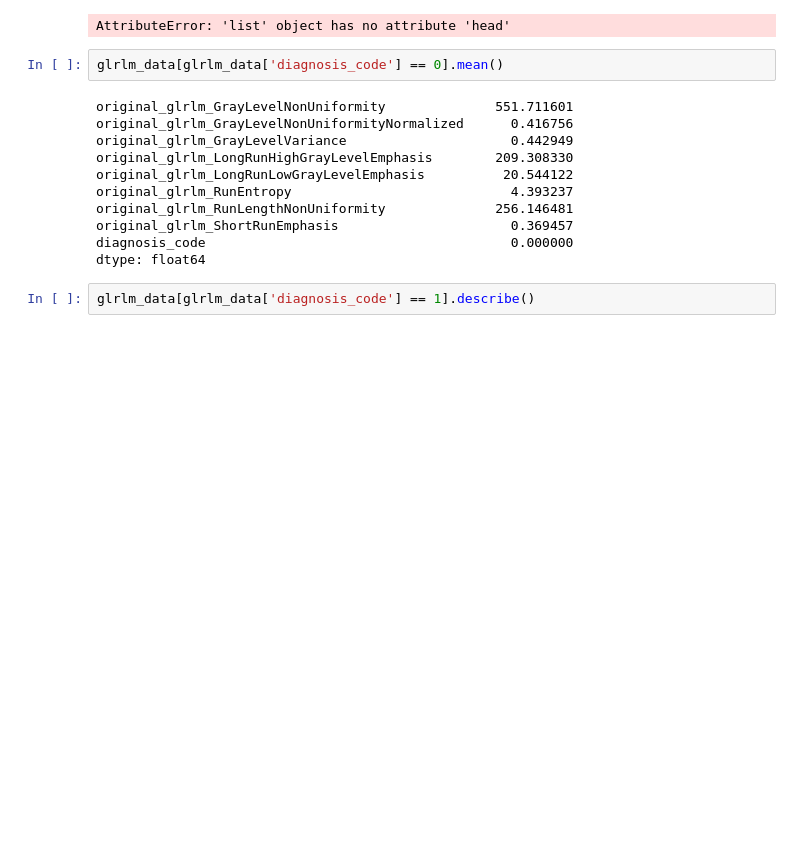
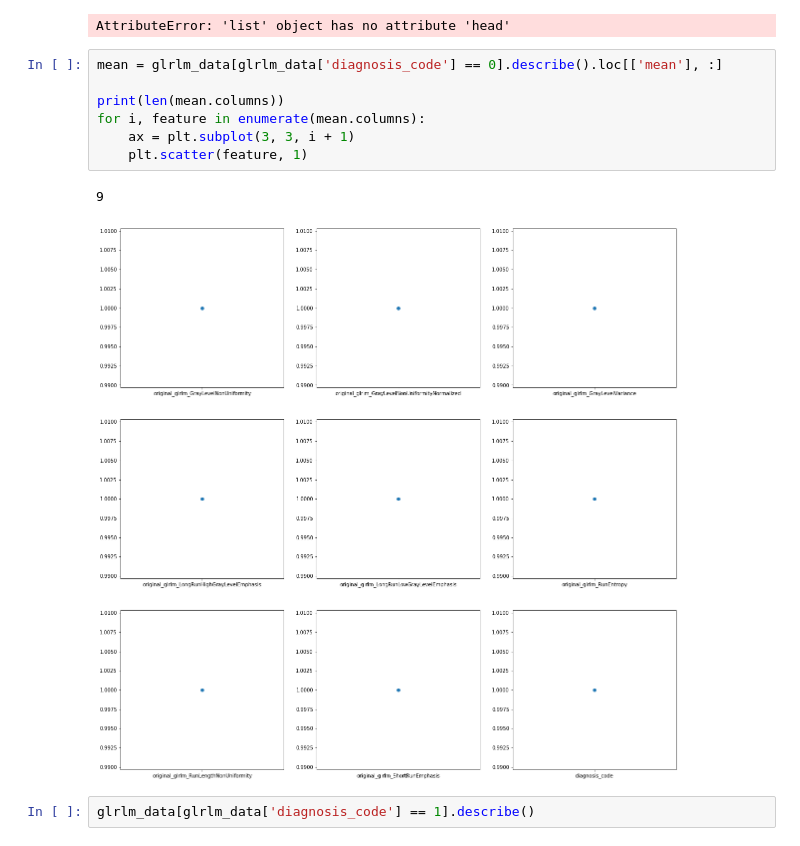
Before and after one commit to ikachko/algorithm-detects-liver-pathology, a Jupyter notebook: xdgboost_learn.ipynb, the cells around one changed output. Drawn from its saved outputs; the diff is of its cells as text; blank space fills up the shorter version.

Commit message:
Added visualization and comparison between new image and average Norma values

```diff
--- a/xdgboost_learn.ipynb
+++ b/xdgboost_learn.ipynb
@@ -102,19 +102,16 @@ mean_glrlm = [
 mean_glrlm
 # %% [output]
 AttributeError: 'list' object has no attribute 'head'
-# %%
-glrlm_data[glrlm_data['diagnosis_code'] == 0].mean()
-# %% [output]
-original_glrlm_GrayLevelNonUniformity              551.711601
-original_glrlm_GrayLevelNonUniformityNormalized      0.416756
-original_glrlm_GrayLevelVariance                     0.442949
-original_glrlm_LongRunHighGrayLevelEmphasis        209.308330
-original_glrlm_LongRunLowGrayLevelEmphasis          20.544122
-original_glrlm_RunEntropy                            4.393237
-original_glrlm_RunLengthNonUniformity              256.146481
-original_glrlm_ShortRunEmphasis                      0.369457
-diagnosis_code                                       0.000000
-dtype: float64
+# %%
+mean = glrlm_data[glrlm_data['diagnosis_code'] == 0].describe().loc[['mean'], :]
+
+print(len(mean.columns))
+for i, feature in enumerate(mean.columns):
+    ax = plt.subplot(3, 3, i + 1)
+    plt.scatter(feature, 1)
+# %% [output]
+9
+[figure, added]
 # %%
 glrlm_data[glrlm_data['diagnosis_code'] == 1].describe()
 # %% [output]
```
Also changed, not shown: 2 other files.
